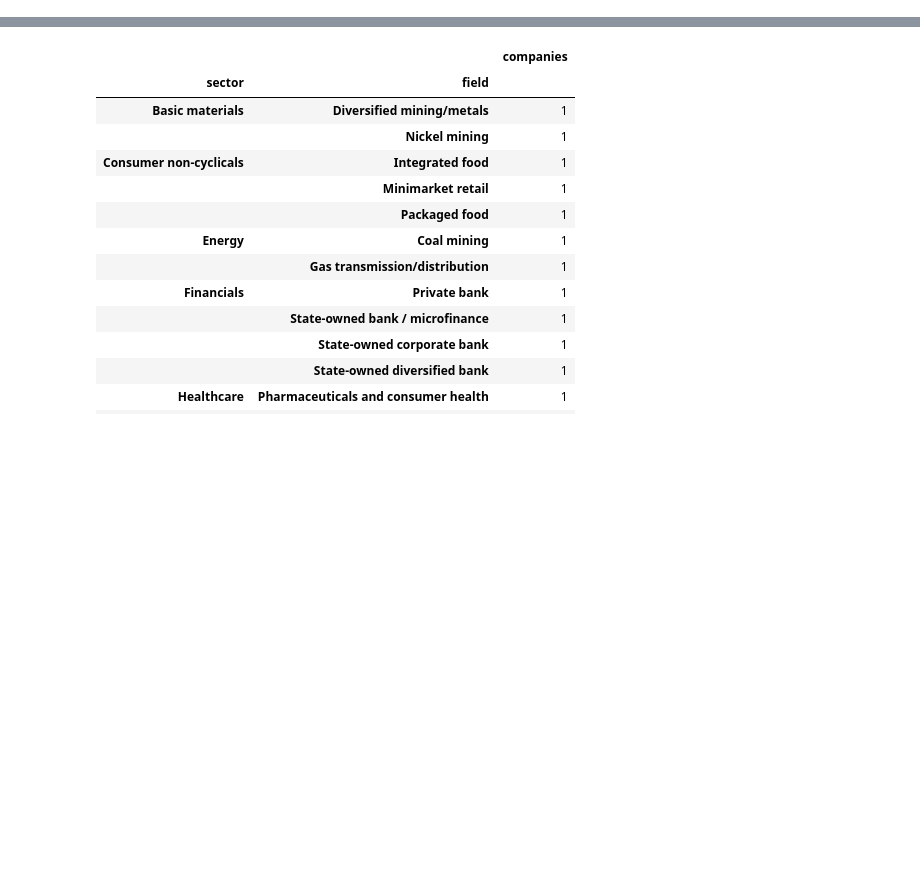
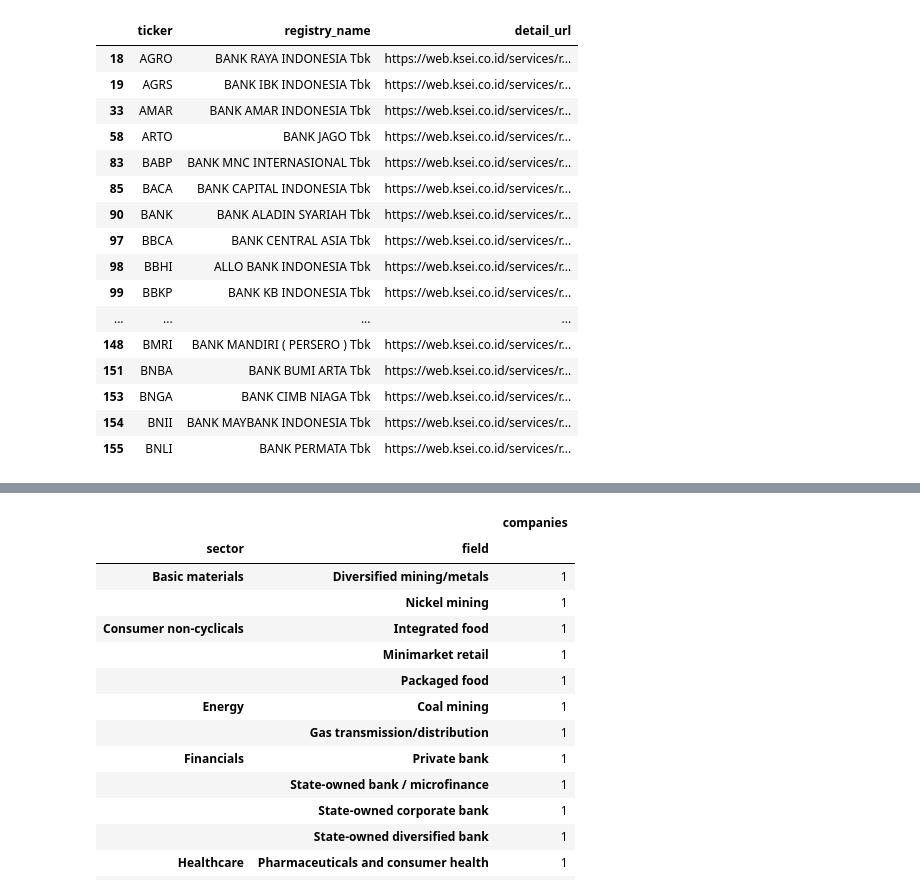
Before and after one commit to tebenia/financial, a Jupyter notebook: products/stocks/05_indonesia_stock_universe.ipynb, the cells around one changed output, grey strips where cells are left out. Drawn from its saved outputs; the diff is of its cells as text; code cells hidden in the pictures; blank space fills up the shorter version.

```diff
--- a/products/stocks/05_indonesia_stock_universe.ipynb
+++ b/products/stocks/05_indonesia_stock_universe.ipynb
@@ -6,0 +65,23 @@ These are deliberately recognizable companies from different fields so you can l
+# %%
+query = 'BANK'
+registered_securities[
+    registered_securities['registry_name'].str.contains(query, case=False, na=False)
+][['ticker', 'registry_name', 'detail_url']].head(30)
+# %% [output]
+|  | ticker | registry_name | detail_url |
+| 18 | AGRO | BANK RAYA INDONESIA Tbk | https://web.ksei.co.id/services/r... |
+| 19 | AGRS | BANK IBK INDONESIA Tbk | https://web.ksei.co.id/services/r... |
+| 33 | AMAR | BANK AMAR INDONESIA Tbk | https://web.ksei.co.id/services/r... |
+| 58 | ARTO | BANK JAGO Tbk | https://web.ksei.co.id/services/r... |
+| 83 | BABP | BANK MNC INTERNASIONAL Tbk | https://web.ksei.co.id/services/r... |
+| 85 | BACA | BANK CAPITAL INDONESIA Tbk | https://web.ksei.co.id/services/r... |
+| 90 | BANK | BANK ALADIN SYARIAH Tbk | https://web.ksei.co.id/services/r... |
+| 97 | BBCA | BANK CENTRAL ASIA Tbk | https://web.ksei.co.id/services/r... |
+| 98 | BBHI | ALLO BANK INDONESIA Tbk | https://web.ksei.co.id/services/r... |
+| 99 | BBKP | BANK KB INDONESIA Tbk | https://web.ksei.co.id/services/r... |
+| ... | ... | ... | ... |
+| 148 | BMRI | BANK MANDIRI ( PERSERO ) Tbk | https://web.ksei.co.id/services/r... |
+| 151 | BNBA | BANK BUMI ARTA Tbk | https://web.ksei.co.id/services/r... |
+| 153 | BNGA | BANK CIMB NIAGA Tbk | https://web.ksei.co.id/services/r... |
+| 154 | BNII | BANK MAYBANK INDONESIA Tbk | https://web.ksei.co.id/services/r... |
+| 155 | BNLI | BANK PERMATA Tbk | https://web.ksei.co.id/services/r... |
```
Also changed, not shown: parts of 11 cells of this notebook, 14 other files.
